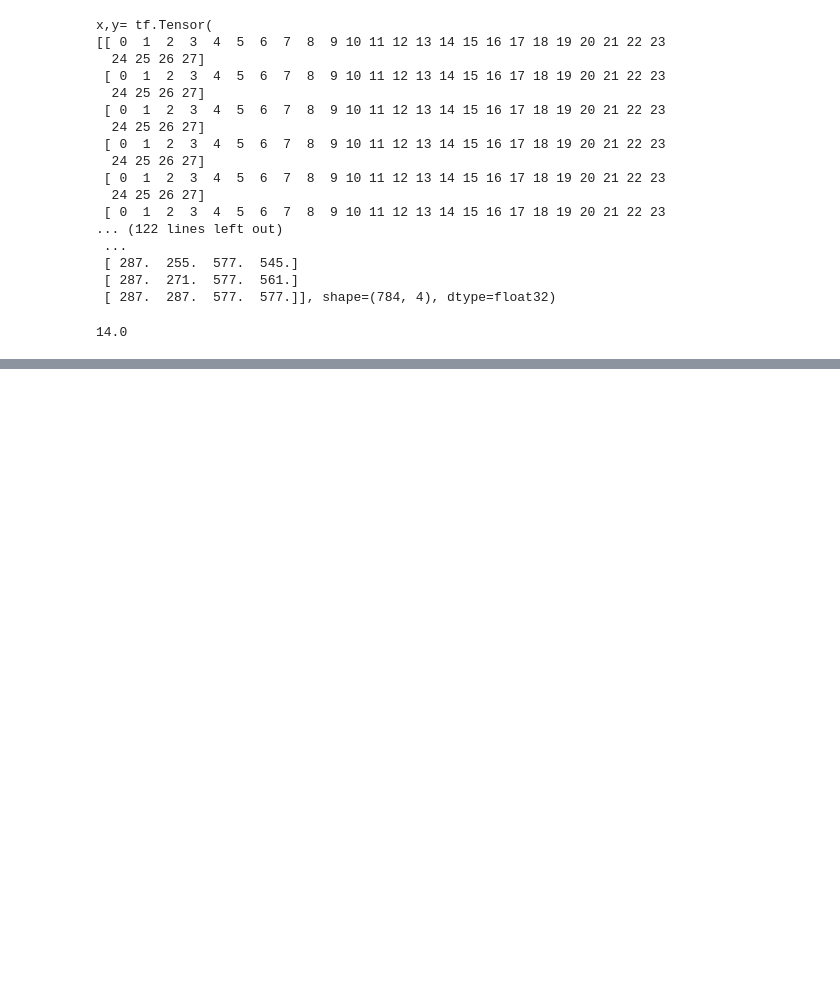
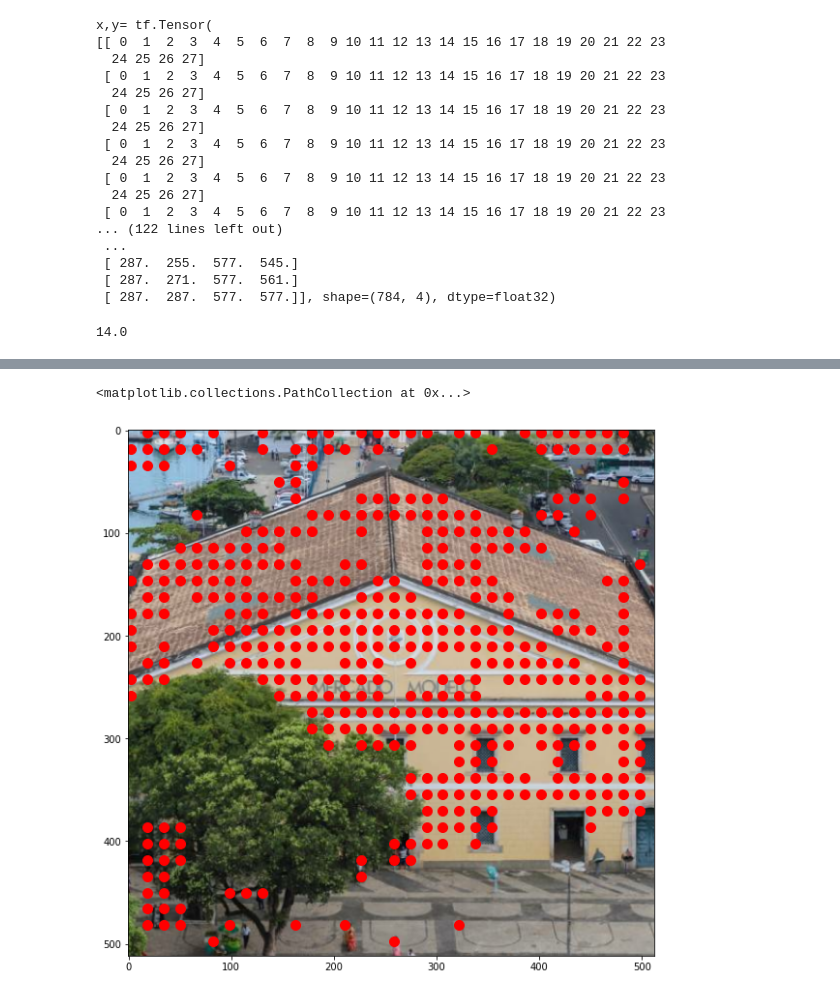
Before and after one commit to akensert/kaggle-landmark-retrieval-and-recognition-2020, a Jupyter notebook: recognition/Untitled2.ipynb, the cells around one changed output, grey strips where cells are left out. Cells and saved outputs as stored; diff of their text form; code cells hidden in the pictures; blank space fills up the shorter version.

```diff
--- a/recognition/Untitled2.ipynb
+++ b/recognition/Untitled2.ipynb
@@ -183,0 +270,18 @@ model([load_image(train_df.path[0], dim=384, central_crop=True)[tf.newaxis], 5],
+# %%
+image = imported.extract_image(
+    train_df.path[41],
+    dim=512,
+    central_crop=True,
+    crop_ratio=(0.7, 1.0)
+)
+
+features, points = imported.extract_local_descriptor(
+    image, attention_threshold=175.0, nms_max_feature_num=1000, nms_iou_threshold=1.0)
+
+plt.figure(figsize=(10, 10))
+plt.imshow(image[0])
+
+plt.scatter(points[:, 1], points[:, 0], s=100, c='red')
+# %% [output]
+<matplotlib.collections.PathCollection at 0x...>
+[figure, added]
```
Also changed, not shown: parts of 8 cells of this notebook, 2 other files.
